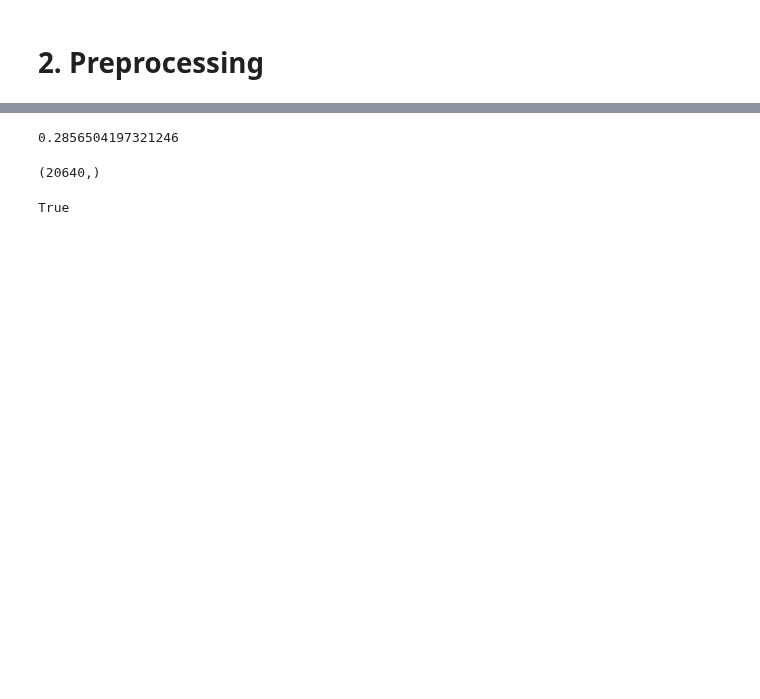
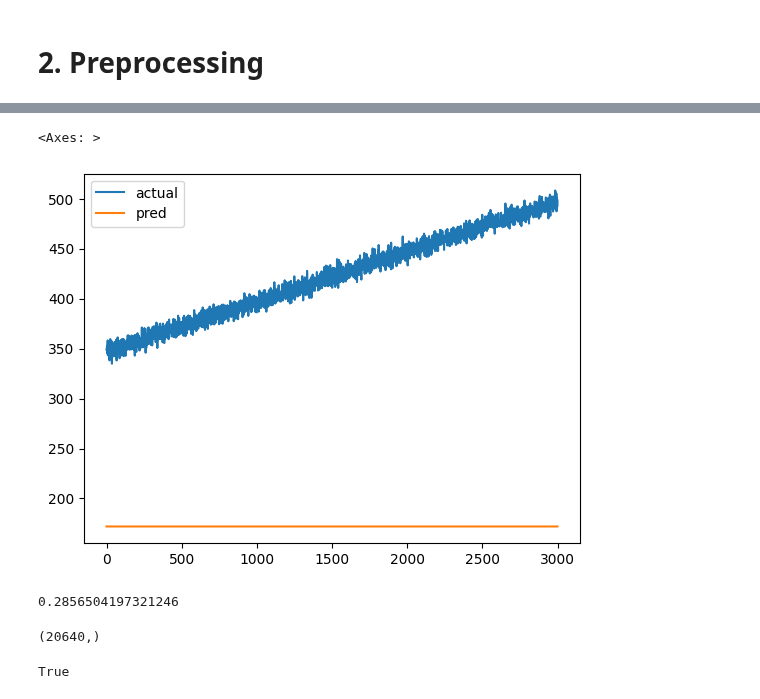
Before and after one commit to NickOLeeney/neural-network-from-scratch, a Jupyter notebook: examples/regression.ipynb, the cells around one changed output, grey strips where cells are left out. Cells and saved outputs as stored; diff of their text form; code cells hidden in the pictures; blank space fills up the shorter version.

```diff
--- a/examples/regression.ipynb
+++ b/examples/regression.ipynb
@@ -55,3 +77,3 @@ RMSE: 0.24647958189994884
 # %%
-pred_test = model.predict(test_x, test_y)
+model.predict(test_x*1e-5, test_y)
 # %% [output]
@@ -69,3 +129,9 @@ Text(0, 0.5, 'Cost Function')
+# %%
+results = pd.DataFrame(data={'actual':test_y[0], 'pred':pred_test[0]})
+results.plot(label=['actual', 'pred'])
+# %% [output]
+<Axes: >
+[figure, added]
 # %%
 from sklearn.metrics import mean_absolute_percentage_error
 mape = mean_absolute_percentage_error(test_y, pred_test)
```
Also changed, not shown: parts of 10 cells of this notebook, 2 other files.
